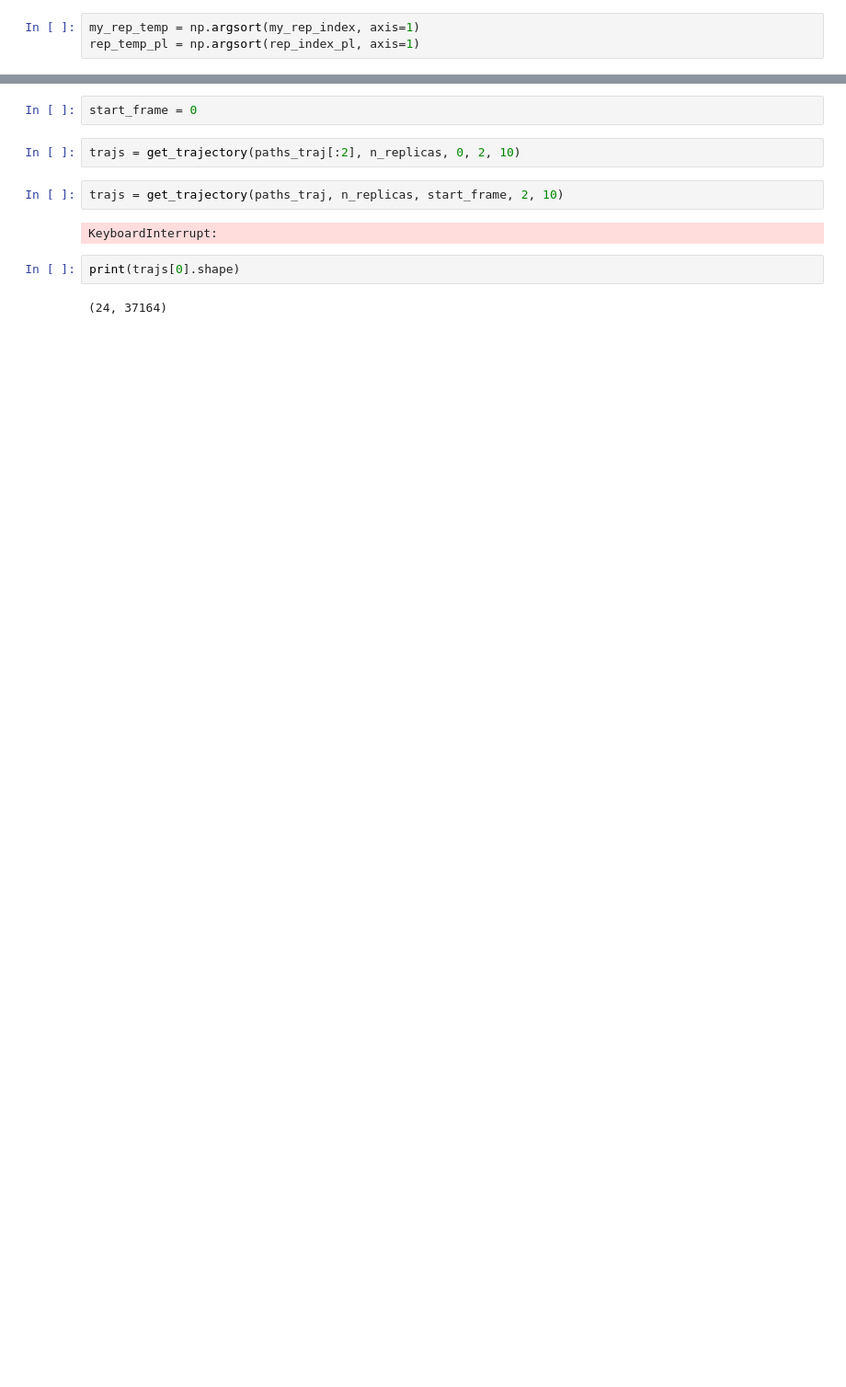
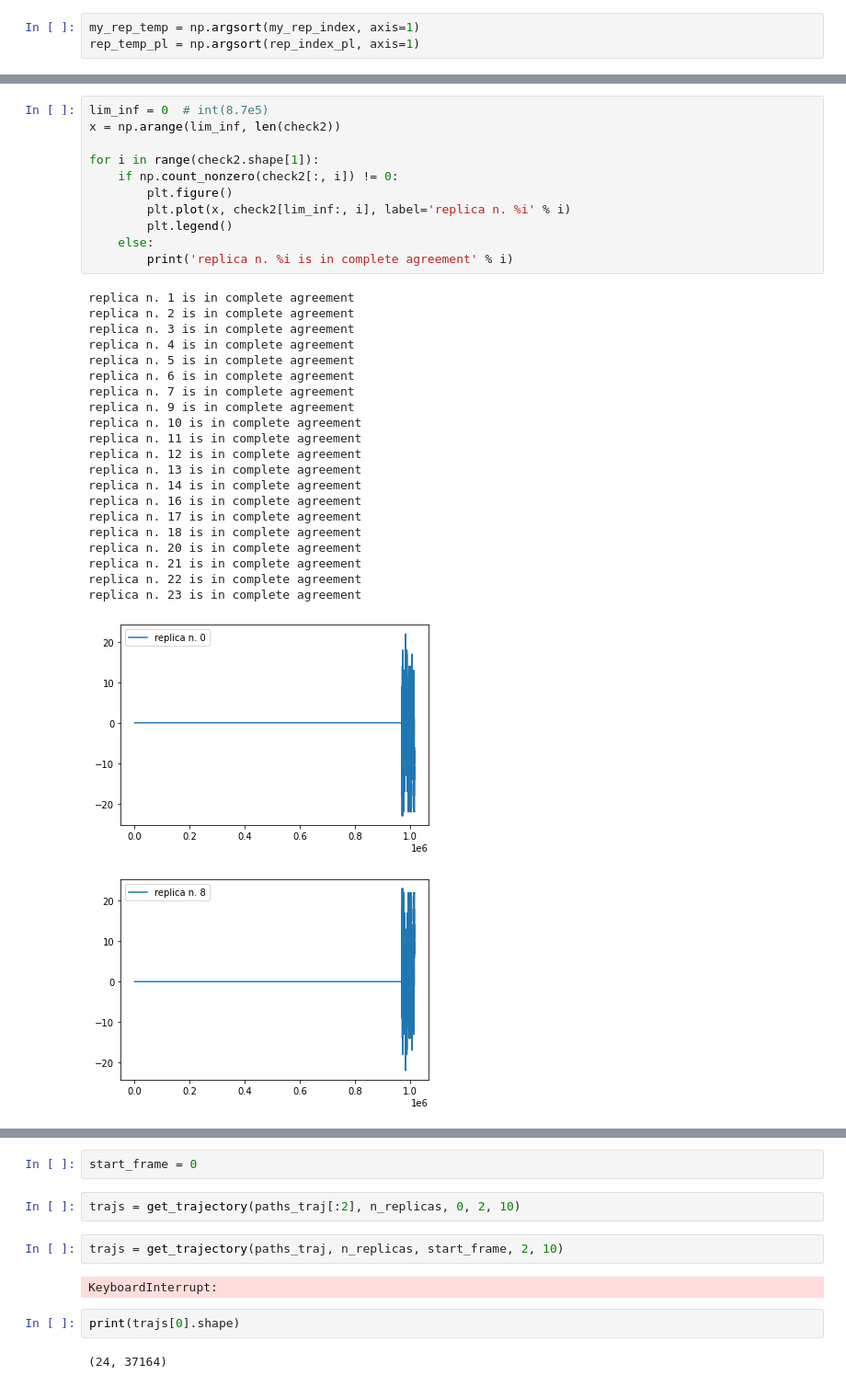
Before and after one commit to IvanGilardoni/my_scripts, a Jupyter notebook: demuxing/demuxing_last.ipynb, the cells around one changed output, grey strips where cells are left out. Shown at 92% size. Cells and saved outputs as stored; diff of their text form; blank space fills up the shorter version.

```diff
--- a/demuxing/demuxing_last.ipynb
+++ b/demuxing/demuxing_last.ipynb
@@ -335,0 +326,34 @@ so, those which overlap are those starting with the same value at position 0 !!
+# %%
+lim_inf = 0  # int(8.7e5)
+x = np.arange(lim_inf, len(check2))
+
+for i in range(check2.shape[1]):
+    if np.count_nonzero(check2[:, i]) != 0:
+        plt.figure()
+        plt.plot(x, check2[lim_inf:, i], label='replica n. %i' % i)
+        plt.legend()
+    else:
+        print('replica n. %i is in complete agreement' % i)
+# %% [output]
+replica n. 1 is in complete agreement
+replica n. 2 is in complete agreement
+replica n. 3 is in complete agreement
+replica n. 4 is in complete agreement
+replica n. 5 is in complete agreement
+replica n. 6 is in complete agreement
+replica n. 7 is in complete agreement
+replica n. 9 is in complete agreement
+replica n. 10 is in complete agreement
+replica n. 11 is in complete agreement
+replica n. 12 is in complete agreement
+replica n. 13 is in complete agreement
+replica n. 14 is in complete agreement
+replica n. 16 is in complete agreement
+replica n. 17 is in complete agreement
+replica n. 18 is in complete agreement
+replica n. 20 is in complete agreement
+replica n. 21 is in complete agreement
+replica n. 22 is in complete agreement
+replica n. 23 is in complete agreement
+[figure, added]
+[figure, added]
```
Also changed, not shown: parts of 91 cells of this notebook, 2 other files.
